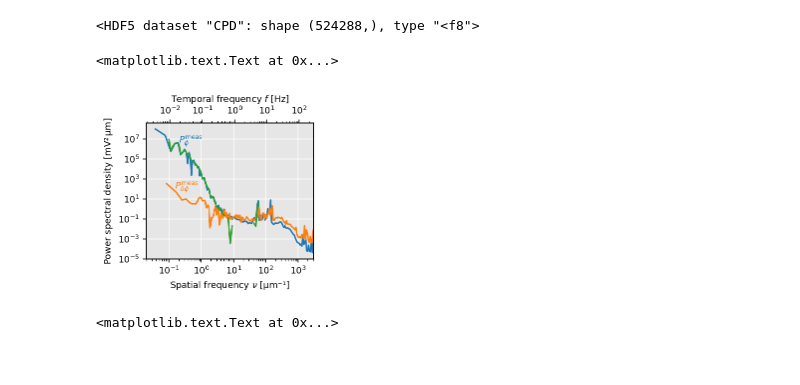
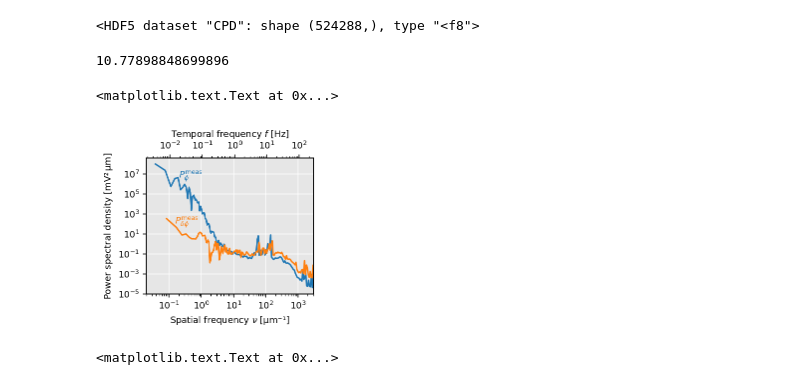
Before and after one commit to ryanpdwyer/1704-pmkpfm, a Jupyter notebook: fig_scripts/82-kpfm-linescan.ipynb, the cells around one changed output. Drawn from its saved outputs; the diff is of its cells as text; code cells hidden in the pictures.

```diff
--- a/fig_scripts/82-kpfm-linescan.ipynb
+++ b/fig_scripts/82-kpfm-linescan.ipynb
@@ -341,6 +371,10 @@ from scipy import interpolate
 fn, phin = log_bins(psds[2]['freq'][1:], psds[2]['psd'][1:], 1.07)
 Pmeas = interpolate.interp1d(CPDfreqa, CPDa)
 Pnoise = interpolate.interp1d(fn*nu_s/fs, phin*1e6)
+# %%
+nu_s/fs
+# %% [output]
+10.77898848699896
 # %%
 # Add upper y-axis
 plt.rc('font', size=9)
@@ -354,33 +388,33 @@ efm = py[0]
 dec = 40
 dec_pts = 160
 i = dec_pts*dec//3 * 2
 scale = 3.5
 f, phi = log_bins(freq[1:], abs(PHI)[1:], 1.07)
 f2, phi2 = log_bins(freq2[1:], abs(PHI2)[1:], 1.07)
 
 # ax.loglog(freq, abs(PHI))
 # ax.loglog(f,phi)
 # ax.loglog(f2,phi2)
 l1, = ax.loglog(CPDfreqa, CPDa)
 l2, = ax.loglog(fn*nu_s/fs, phin*1e6)
 
-ax.loglog(np.logspace(-1, 2), Pmeas(np.logspace(-1, 2)) - Pnoise(np.logspace(-1, 2)))
+# ax.loglog(np.logspace(-1, 2), Pmeas(np.logspace(-1, 2)) - Pnoise(np.logspace(-1, 2)))
 
 xmin, xmax = 0.02, 3e3
 ax.set_xlim(xmin, xmax)
 
 
 # tax.loglog(f*fs/nu_s, phi)
 # tax.cla()
 tax.set_xlabel(u"Temporal frequency $f$ [Hz]")
 tax.set_xscale('log')
 tax.set_xlim(xmin*fs/nu_s, xmax*fs/nu_s)
 
 ax.set_xlabel(u'Spatial frequency $\\nu$ [µm⁻¹]')
 ax.set_ylabel(u'Power spectral density [mV²$\\,$µm]')
 ax.text(0.2, 4e6, "$P_{\\phi}^\\mathrm{meas}$", color=l1.get_color())
 ax.text(0.15, 1e2, "$P_{\\delta \\phi}^\\mathrm{meas}$", color=l2.get_color())
 # %% [output]
 <matplotlib.text.Text at 0x...>
-[figure, old version]
+[figure, new version]
 # %%
```
Also changed, not shown: parts of 6 cells of this notebook, 4 other files.
